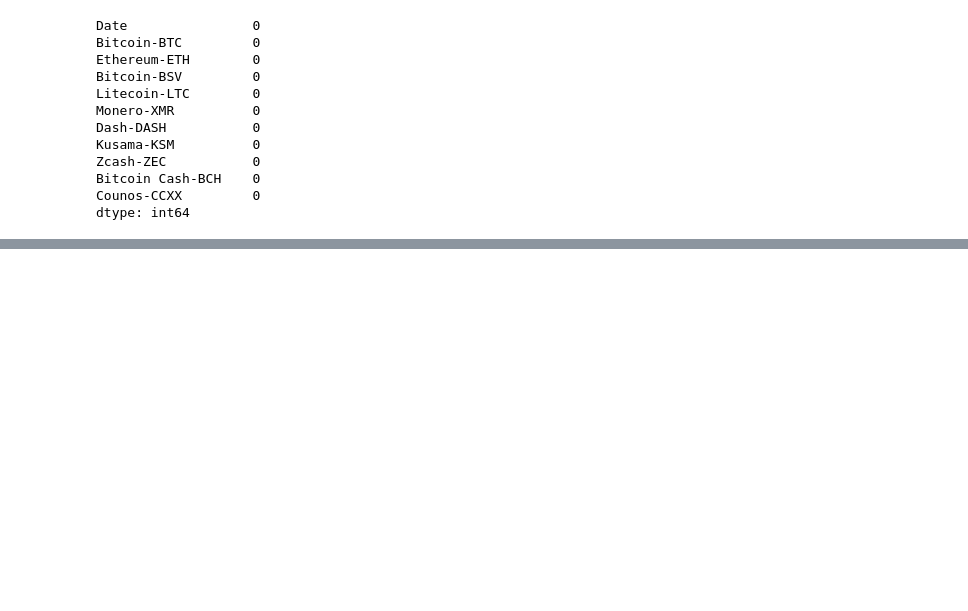
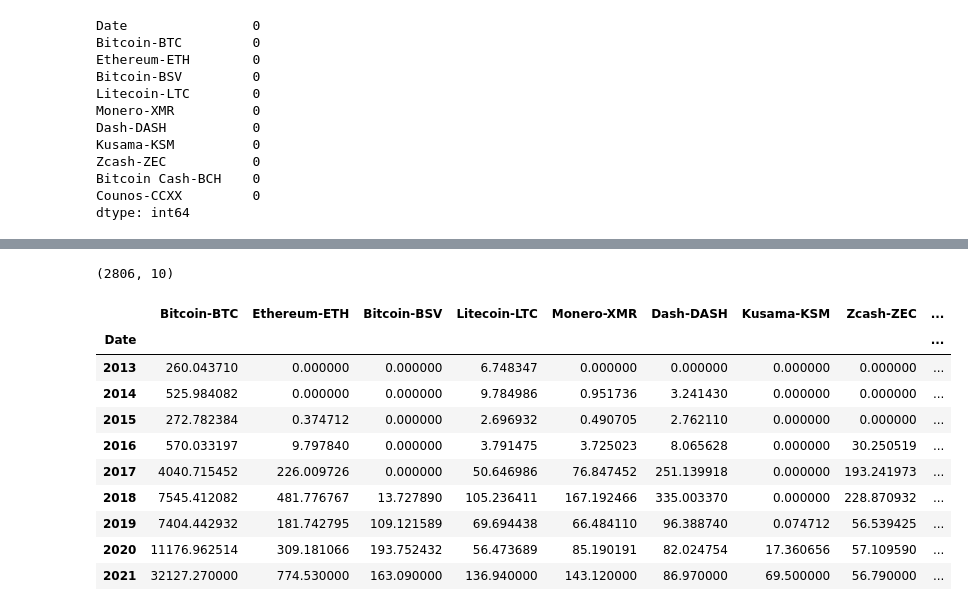
Before and after one commit to aalfiler/Crash_Course_In_Crypto, a Jupyter notebook: notebooks/intra-analysis.ipynb, the cells around one changed output, grey strips where cells are left out. Cells and saved outputs as stored; diff of their text form; code cells hidden in the pictures; blank space fills up the shorter version.

```diff
--- a/notebooks/intra-analysis.ipynb
+++ b/notebooks/intra-analysis.ipynb
@@ -165,4 +105,25 @@ all_date_index
 | 2020-12-30 | 29001.72 | 737.80 | 163.63 | 124.69 | 156.57 | 99.61 | 62.04 | 64.20 | ... |
 | 2020-12-29 | 28840.95 | 751.62 | 166.90 | 129.47 | 159.37 | 101.68 | 61.26 | 66.54 | ... |
 | 2020-12-28 | 27362.44 | 731.52 | 164.40 | 129.04 | 161.39 | 104.04 | 58.24 | 69.02 | ... |
+# %%
+all_date_index.shape
+# %% [output]
+(2806, 10)
+# %%
+# Group then plot closing prices
+all_date_index_grp = all_date_index.groupby([all_date_index.index.year]).mean()
+# %%
+all_date_index_grp
+# %% [output]
+|  | Bitcoin-BTC | Ethereum-ETH | Bitcoin-BSV | Litecoin-LTC | Monero-XMR | Dash-DASH | Kusama-KSM | Zcash-ZEC | ... |
+| Date |  |  |  |  |  |  |  |  | ... |
+| 2013 | 260.043710 | 0.000000 | 0.000000 | 6.748347 | 0.000000 | 0.000000 | 0.000000 | 0.000000 | ... |
+| 2014 | 525.984082 | 0.000000 | 0.000000 | 9.784986 | 0.951736 | 3.241430 | 0.000000 | 0.000000 | ... |
+| 2015 | 272.782384 | 0.374712 | 0.000000 | 2.696932 | 0.490705 | 2.762110 | 0.000000 | 0.000000 | ... |
+| 2016 | 570.033197 | 9.797840 | 0.000000 | 3.791475 | 3.725023 | 8.065628 | 0.000000 | 30.250519 | ... |
+| 2017 | 4040.715452 | 226.009726 | 0.000000 | 50.646986 | 76.847452 | 251.139918 | 0.000000 | 193.241973 | ... |
+| 2018 | 7545.412082 | 481.776767 | 13.727890 | 105.236411 | 167.192466 | 335.003370 | 0.000000 | 228.870932 | ... |
+| 2019 | 7404.442932 | 181.742795 | 109.121589 | 69.694438 | 66.484110 | 96.388740 | 0.074712 | 56.539425 | ... |
+| 2020 | 11176.962514 | 309.181066 | 193.752432 | 56.473689 | 85.190191 | 82.024754 | 17.360656 | 57.109590 | ... |
+| 2021 | 32127.270000 | 774.530000 | 163.090000 | 136.940000 | 143.120000 | 86.970000 | 69.500000 | 56.790000 | ... |
 # %%
```
Also changed, not shown: parts of 36 cells of this notebook, 1 other file.
